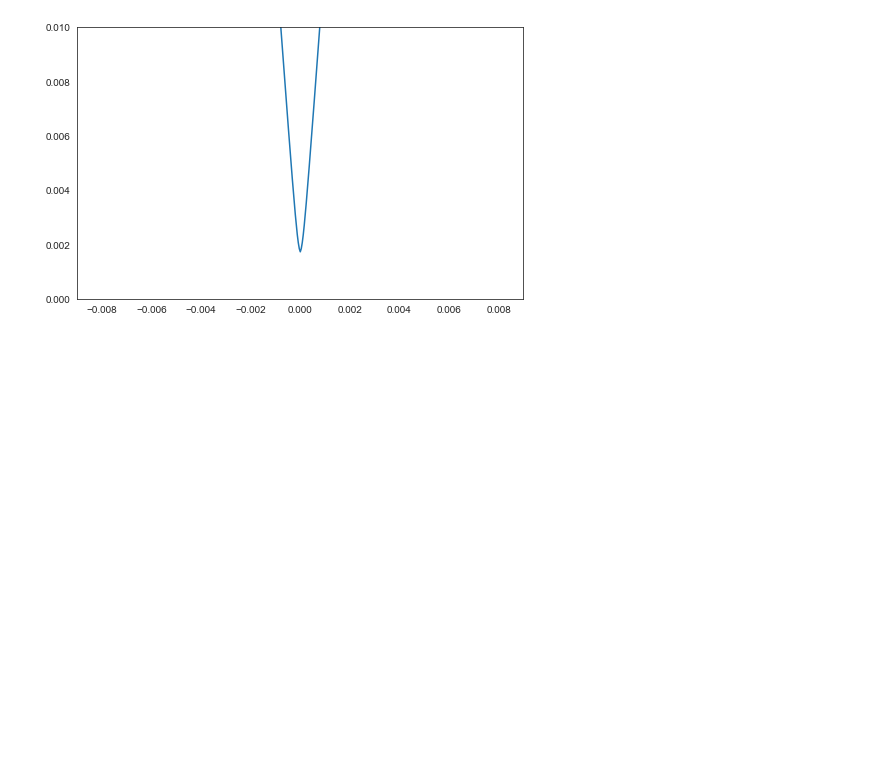
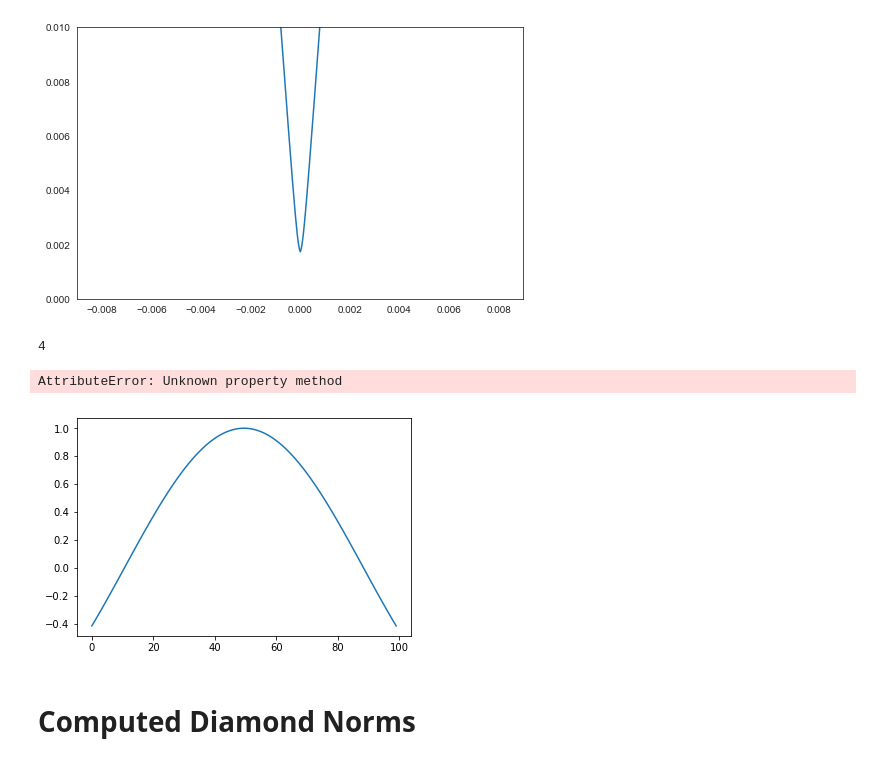
Before and after one commit to ampolloreno/decorrelating_errors, a Jupyter notebook: code/Plots.ipynb, the cells around one changed output. Saved outputs shown, nothing was run; the diff lists cells and outputs as text; code cells hidden in the pictures; blank space fills up the shorter version.

```diff
--- a/code/Plots.ipynb
+++ b/code/Plots.ipynb
@@ -261,0 +256,5 @@ plt.xlim(-0.009, 0.009)
+# %%
+
+sp.stats.mode([11,2,3,4,4])[0][0]
+# %% [output]
+4
@@ -262,3 +265,11 @@ plt.xlim(-0.009, 0.009)
+# %%
+plt.plot(np.cos(np.linspace(-2,2,100)))
+plt.plot(signal.convolve(np.cos(np.linspace(-2,2,100)), np.ones(5)/5), method='direct')
+# %% [output]
+AttributeError: Unknown property method
+[figure, added]
+# %% [markdown]
+# Computed Diamond Norms
 # %%
 with open('2q_dnorms.dat', 'rb') as f:
     data = dill.load(f)
```
Also changed, not shown: parts of 12 cells of this notebook, 1 other file.
